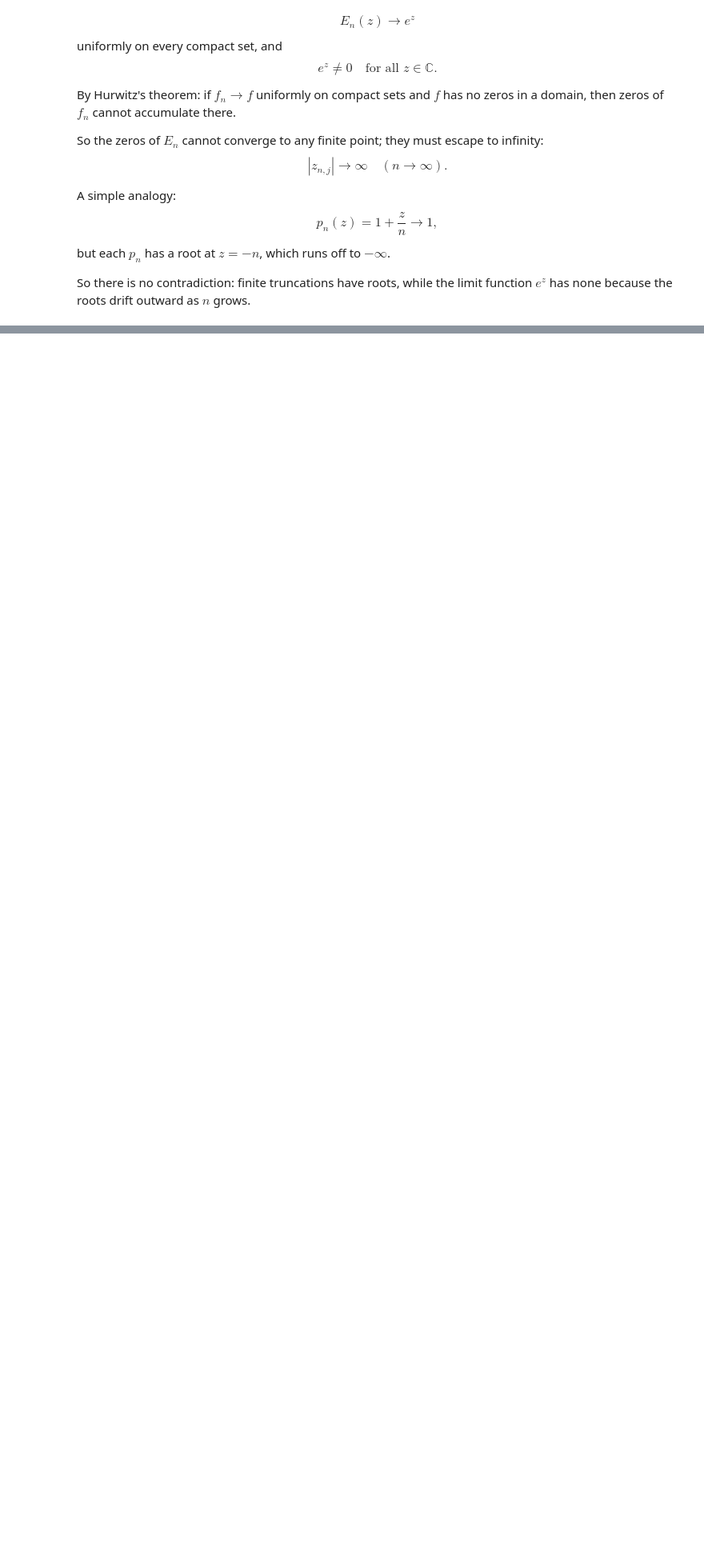
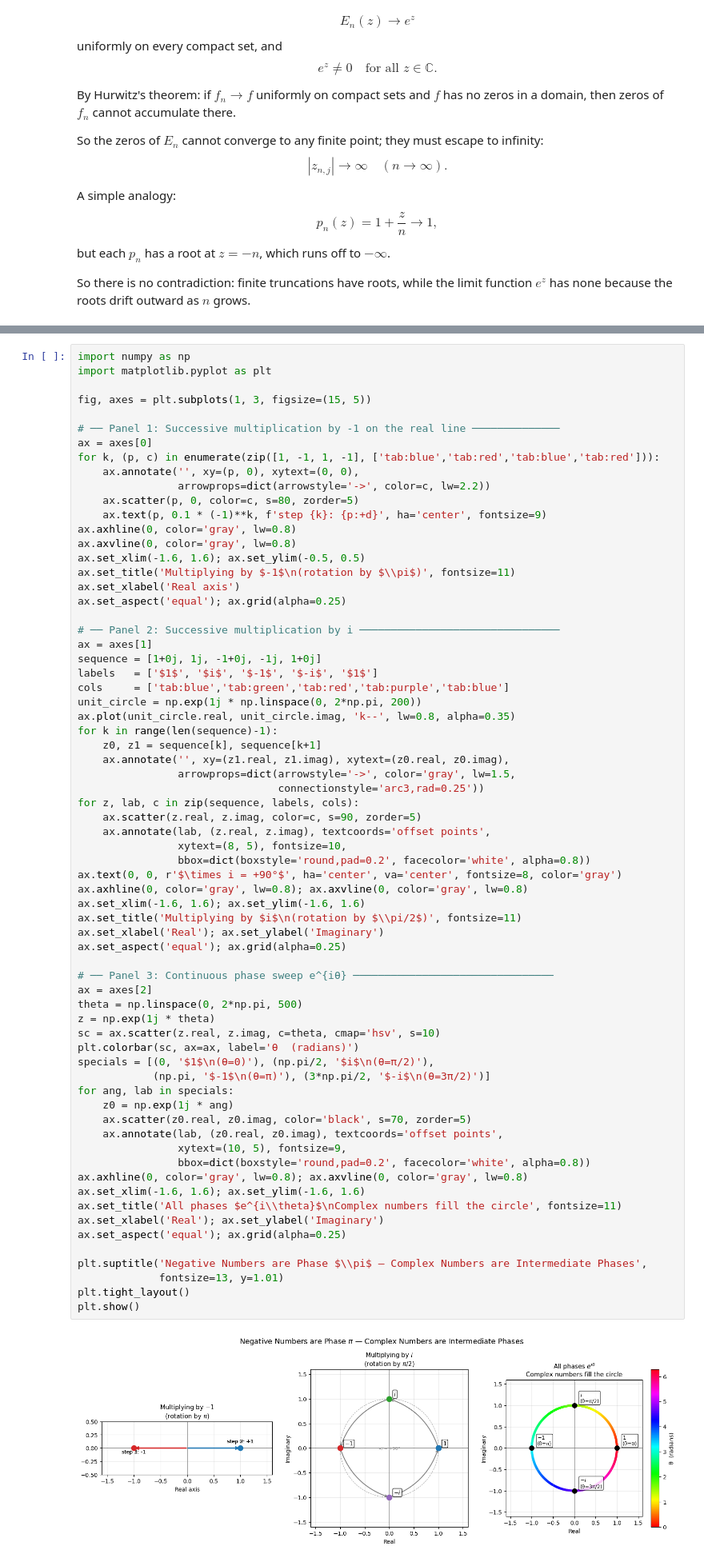
Before and after one commit to lasreeram/datascieng, a Jupyter notebook: ch2/complex_numbers.ipynb, the cells around one changed output, grey strips where cells are left out. Shown at 80% size. Drawn from its saved outputs; the diff is of its cells as text; blank space fills up the shorter version.

```diff
--- a/ch2/complex_numbers.ipynb
+++ b/ch2/complex_numbers.ipynb
@@ -566,0 +602,70 @@ So there is no contradiction: finite truncations have roots, while the limit fun
+# %%
+import numpy as np
+import matplotlib.pyplot as plt
+
+fig, axes = plt.subplots(1, 3, figsize=(15, 5))
+
+# ── Panel 1: Successive multiplication by -1 on the real line ──────────────
+ax = axes[0]
+for k, (p, c) in enumerate(zip([1, -1, 1, -1], ['tab:blue','tab:red','tab:blue','tab:red'])):
+    ax.annotate('', xy=(p, 0), xytext=(0, 0),
+                arrowprops=dict(arrowstyle='->', color=c, lw=2.2))
+    ax.scatter(p, 0, color=c, s=80, zorder=5)
+    ax.text(p, 0.1 * (-1)**k, f'step {k}: {p:+d}', ha='center', fontsize=9)
+ax.axhline(0, color='gray', lw=0.8)
+ax.axvline(0, color='gray', lw=0.8)
+ax.set_xlim(-1.6, 1.6); ax.set_ylim(-0.5, 0.5)
+ax.set_title('Multiplying by $-1$\n(rotation by $\\pi$)', fontsize=11)
+ax.set_xlabel('Real axis')
+ax.set_aspect('equal'); ax.grid(alpha=0.25)
+
+# ── Panel 2: Successive multiplication by i ────────────────────────────────
+ax = axes[1]
+sequence = [1+0j, 1j, -1+0j, -1j, 1+0j]
+labels   = ['$1$', '$i$', '$-1$', '$-i$', '$1$']
+cols     = ['tab:blue','tab:green','tab:red','tab:purple','tab:blue']
+unit_circle = np.exp(1j * np.linspace(0, 2*np.pi, 200))
+ax.plot(unit_circle.real, unit_circle.imag, 'k--', lw=0.8, alpha=0.35)
+for k in range(len(sequence)-1):
+    z0, z1 = sequence[k], sequence[k+1]
+    ax.annotate('', xy=(z1.real, z1.imag), xytext=(z0.real, z0.imag),
+                arrowprops=dict(arrowstyle='->', color='gray', lw=1.5,
+                                connectionstyle='arc3,rad=0.25'))
+for z, lab, c in zip(sequence, labels, cols):
+    ax.scatter(z.real, z.imag, color=c, s=90, zorder=5)
+    ax.annotate(lab, (z.real, z.imag), textcoords='offset points',
+                xytext=(8, 5), fontsize=10,
+                bbox=dict(boxstyle='round,pad=0.2', facecolor='white', alpha=0.8))
+ax.text(0, 0, r'$\times i = +90°$', ha='center', va='center', fontsize=8, color='gray')
+ax.axhline(0, color='gray', lw=0.8); ax.axvline(0, color='gray', lw=0.8)
+ax.set_xlim(-1.6, 1.6); ax.set_ylim(-1.6, 1.6)
+ax.set_title('Multiplying by $i$\n(rotation by $\\pi/2$)', fontsize=11)
+ax.set_xlabel('Real'); ax.set_ylabel('Imaginary')
+ax.set_aspect('equal'); ax.grid(alpha=0.25)
+
+# ── Panel 3: Continuous phase sweep e^{iθ} ────────────────────────────────
+ax = axes[2]
+theta = np.linspace(0, 2*np.pi, 500)
+z = np.exp(1j * theta)
+sc = ax.scatter(z.real, z.imag, c=theta, cmap='hsv', s=10)
+plt.colorbar(sc, ax=ax, label='θ  (radians)')
+specials = [(0, '$1$\n(θ=0)'), (np.pi/2, '$i$\n(θ=π/2)'),
+            (np.pi, '$-1$\n(θ=π)'), (3*np.pi/2, '$-i$\n(θ=3π/2)')]
+for ang, lab in specials:
+    z0 = np.exp(1j * ang)
+    ax.scatter(z0.real, z0.imag, color='black', s=70, zorder=5)
+    ax.annotate(lab, (z0.real, z0.imag), textcoords='offset points',
+                xytext=(10, 5), fontsize=9,
+                bbox=dict(boxstyle='round,pad=0.2', facecolor='white', alpha=0.8))
+ax.axhline(0, color='gray', lw=0.8); ax.axvline(0, color='gray', lw=0.8)
+ax.set_xlim(-1.6, 1.6); ax.set_ylim(-1.6, 1.6)
+ax.set_title('All phases $e^{i\\theta}$\nComplex numbers fill the circle', fontsize=11)
+ax.set_xlabel('Real'); ax.set_ylabel('Imaginary')
+ax.set_aspect('equal'); ax.grid(alpha=0.25)
+
+plt.suptitle('Negative Numbers are Phase $\\pi$ — Complex Numbers are Intermediate Phases',
+             fontsize=13, y=1.01)
+plt.tight_layout()
+plt.show()
+# %% [output]
+[figure, added]
```
Also changed, not shown: parts of 1 cell of this notebook, 10 other files.
